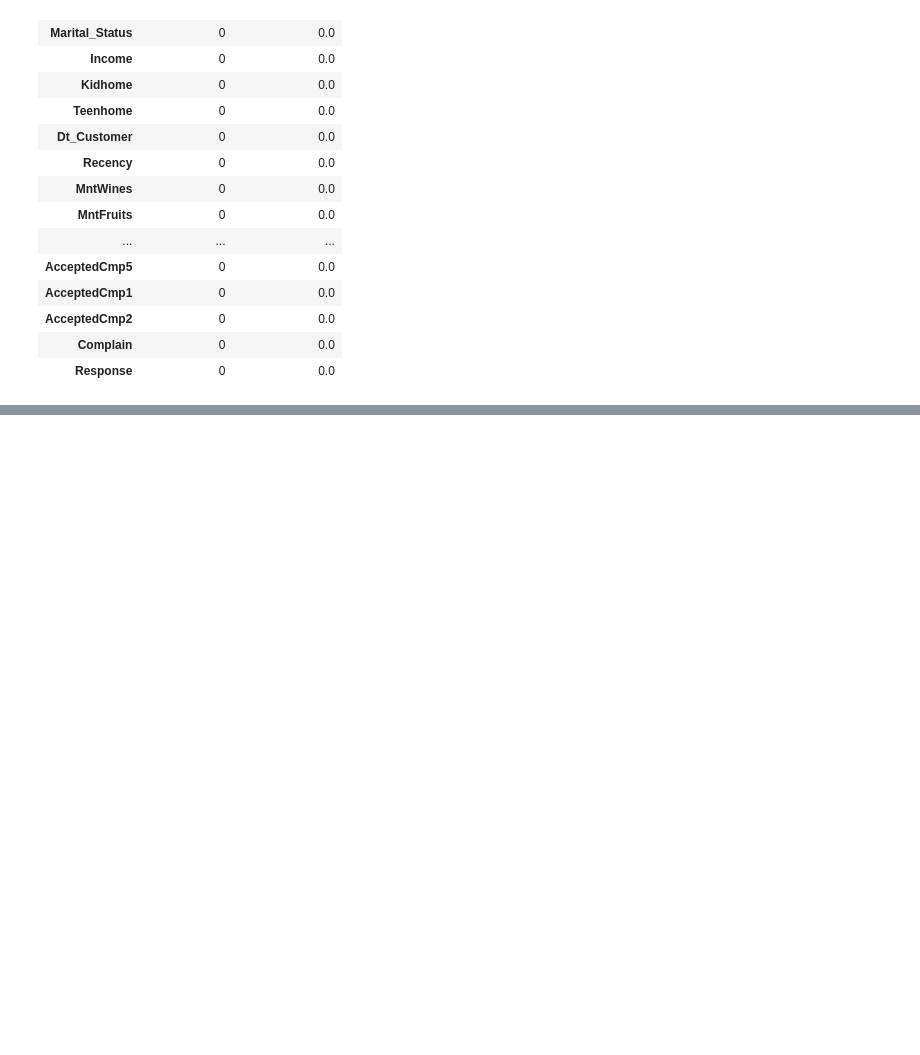
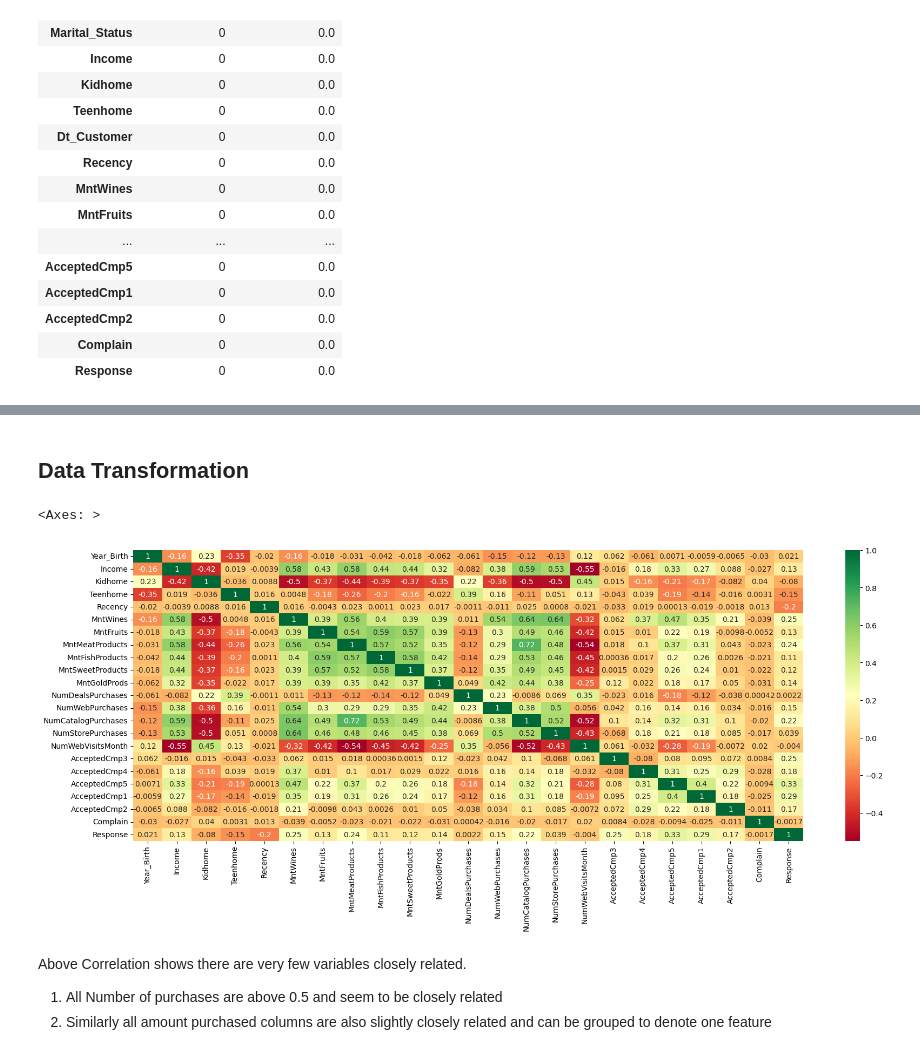
Before and after one commit to makarandmadhavi/Marketting-Campaign-Data-Analytics-and-Modeling-report, a Jupyter notebook: Marketting_Campaign_Feature_Engineering__Modeling_Interpretability_Report.ipynb, the cells around one changed output, grey strips where cells are left out. Saved outputs shown, nothing was run; the diff lists cells and outputs as text; code cells hidden in the pictures; blank space fills up the shorter version.

```diff
--- a/Marketting_Campaign_Feature_Engineering__Modeling_Interpretability_Report.ipynb
+++ b/Marketting_Campaign_Feature_Engineering__Modeling_Interpretability_Report.ipynb
@@ -305,0 +360,13 @@ missing_value_df
+# %% [markdown]
+## Data Transformation
+# %%
+#The heat map of the correlation
+plt.figure(figsize=(20,7))
+sns.heatmap(data.corr(), annot=True, cmap='RdYlGn')
+# %% [output]
+<Axes: >
+[figure, added]
+# %% [markdown]
+Above Correlation shows there are very few variables closely related.
+1. All Number of purchases are above 0.5 and seem to be closely related
+2. Similarly all amount purchased columns are also slightly closely related and can be grouped to denote one feature
```
Also changed, not shown: parts of 33 cells of this notebook.
